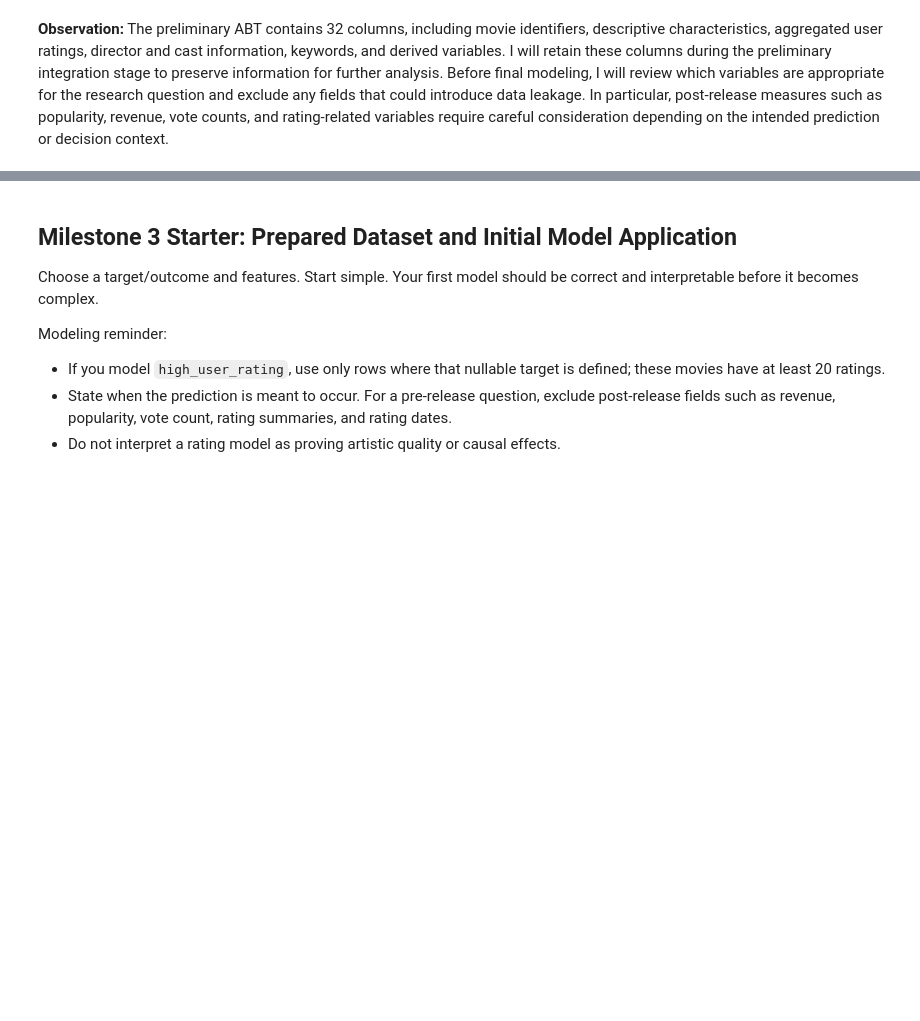
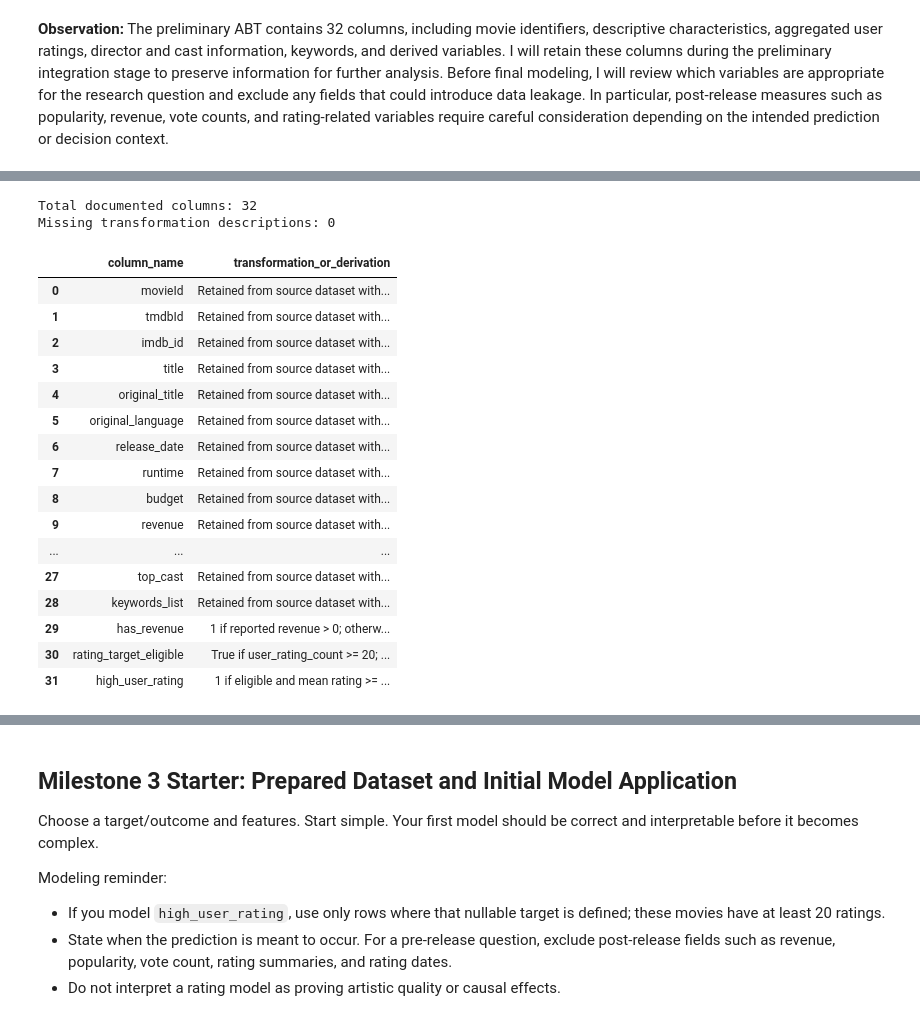
Before and after one commit to kalshaikhli/ban6003-movies-project-Karrar, a Jupyter notebook: notebooks/movies_project_starter.ipynb, the cells around one changed output, grey strips where cells are left out. Saved outputs shown, nothing was run; the diff lists cells and outputs as text; code cells hidden in the pictures; blank space fills up the shorter version.

```diff
--- a/notebooks/movies_project_starter.ipynb
+++ b/notebooks/movies_project_starter.ipynb
@@ -1062,0 +1135,51 @@ Total ABT columns: 32
+# %%
+# Karrar note: Day 5 - Document ABT transformations and derivations
+
+transformations = {
+    "user_rating_mean": "Mean rating grouped by movieId",
+    "user_rating_count": "Count of ratings grouped by movieId",
+    "user_rating_std": "Sample standard deviation grouped by movieId",
+    "first_rating_date": "Minimum rating_datetime grouped by movieId",
+    "last_rating_date": "Maximum rating_datetime grouped by movieId",
+    "has_revenue": "1 if reported revenue > 0; otherwise 0",
+    "rating_target_eligible": "True if user_rating_count >= 20; otherwise False",
+    "high_user_rating": "1 if eligible and mean rating >= 3.75; 0 if eligible and below 3.75; otherwise missing"
+}
+
+data_dictionary["transformation_or_derivation"] = (
+    data_dictionary["column_name"]
+    .map(transformations)
+    .fillna("Retained from source dataset without modification during ABT integration")
+)
+
+print("Total documented columns:", len(data_dictionary))
+print(
+    "Missing transformation descriptions:",
+    data_dictionary["transformation_or_derivation"].eq("").sum()
+)
+
+display(
+    data_dictionary[
+        ["column_name", "transformation_or_derivation"]
+    ]
+)
+# %% [output]
+Total documented columns: 32
+Missing transformation descriptions: 0
+|  | column_name | transformation_or_derivation |
+| 0 | movieId | Retained from source dataset with... |
+| 1 | tmdbId | Retained from source dataset with... |
+| 2 | imdb_id | Retained from source dataset with... |
+| 3 | title | Retained from source dataset with... |
+| 4 | original_title | Retained from source dataset with... |
+| 5 | original_language | Retained from source dataset with... |
+| 6 | release_date | Retained from source dataset with... |
+| 7 | runtime | Retained from source dataset with... |
+| 8 | budget | Retained from source dataset with... |
+| 9 | revenue | Retained from source dataset with... |
+| ... | ... | ... |
+| 27 | top_cast | Retained from source dataset with... |
+| 28 | keywords_list | Retained from source dataset with... |
+| 29 | has_revenue | 1 if reported revenue > 0; otherw... |
+| 30 | rating_target_eligible | True if user_rating_count >= 20; ... |
+| 31 | high_user_rating | 1 if eligible and mean rating >= ... |
```
Also changed, not shown: parts of 7 cells of this notebook, 1 other file.
